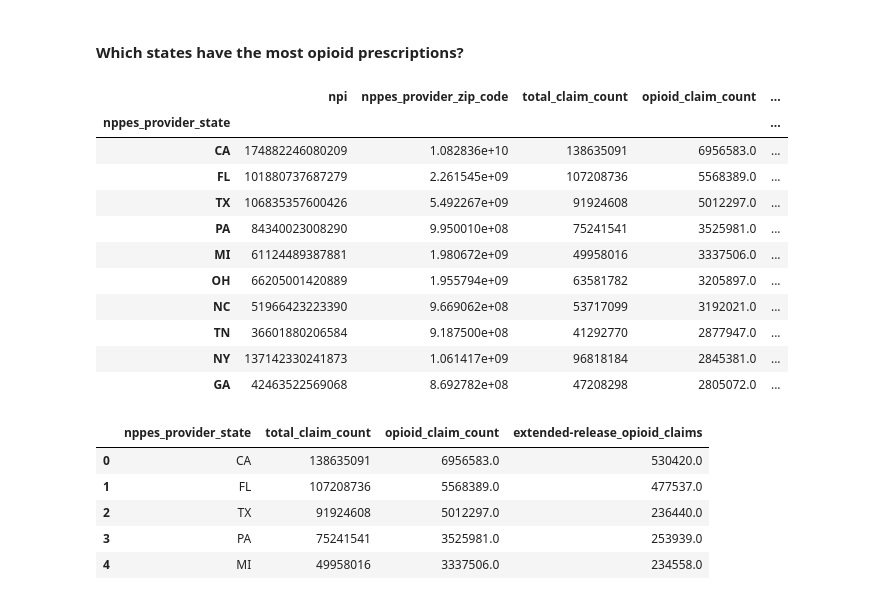
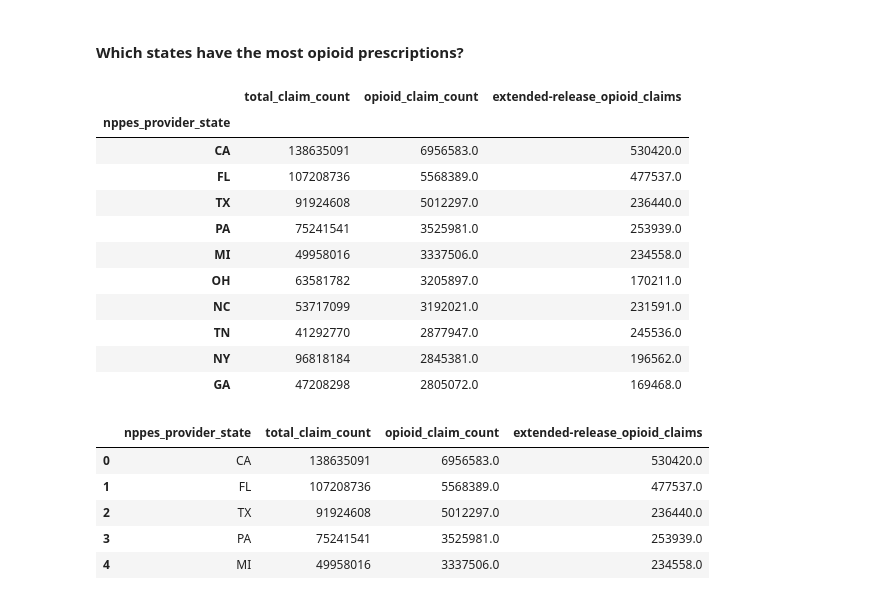
Before and after one commit to usmanakhter/cms_opioid, a Jupyter notebook: opioid_prescribing.ipynb, the cells around one changed output. Saved outputs shown, nothing was run; the diff lists cells and outputs as text; code cells hidden in the pictures.

```diff
--- a/opioid_prescribing.ipynb
+++ b/opioid_prescribing.ipynb
@@ -104,20 +104,20 @@ opioid_df[~opioid_df['specialty_description'].str.contains("Pain|Rehabilitation|
 # %% [markdown]
 <h4>Which states have the most opioid prescriptions?</h4>
 # %%
-opioid_df.groupby('nppes_provider_state').sum().sort_values(by='opioid_claim_count', ascending=False).head(10)
+opioid_df.groupby('nppes_provider_state').sum().sort_values(by='opioid_claim_count', ascending=False).head(10)[['total_claim_count', 'opioid_claim_count', 'extended-release_opioid_claims']]
 # %% [output]
-|  | npi | nppes_provider_zip_code | total_claim_count | opioid_claim_count | ... |
-| nppes_provider_state |  |  |  |  | ... |
-| CA | 174882246080209 | 1.082836e+10 | 138635091 | 6956583.0 | ... |
-| FL | 101880737687279 | 2.261545e+09 | 107208736 | 5568389.0 | ... |
-| TX | 106835357600426 | 5.492267e+09 | 91924608 | 5012297.0 | ... |
-| PA | 84340023008290 | 9.950010e+08 | 75241541 | 3525981.0 | ... |
-| MI | 61124489387881 | 1.980672e+09 | 49958016 | 3337506.0 | ... |
-| OH | 66205001420889 | 1.955794e+09 | 63581782 | 3205897.0 | ... |
-| NC | 51966423223390 | 9.669062e+08 | 53717099 | 3192021.0 | ... |
-| TN | 36601880206584 | 9.187500e+08 | 41292770 | 2877947.0 | ... |
-| NY | 137142330241873 | 1.061417e+09 | 96818184 | 2845381.0 | ... |
-| GA | 42463522569068 | 8.692782e+08 | 47208298 | 2805072.0 | ... |
+|  | total_claim_count | opioid_claim_count | extended-release_opioid_claims |
+| nppes_provider_state |  |  |  |
+| CA | 138635091 | 6956583.0 | 530420.0 |
+| FL | 107208736 | 5568389.0 | 477537.0 |
+| TX | 91924608 | 5012297.0 | 236440.0 |
+| PA | 75241541 | 3525981.0 | 253939.0 |
+| MI | 49958016 | 3337506.0 | 234558.0 |
+| OH | 63581782 | 3205897.0 | 170211.0 |
+| NC | 53717099 | 3192021.0 | 231591.0 |
+| TN | 41292770 | 2877947.0 | 245536.0 |
+| NY | 96818184 | 2845381.0 | 196562.0 |
+| GA | 47208298 | 2805072.0 | 169468.0 |
 # %%
 #drop non-top-5 states and non-relevant columns
 dropped1=opioid_df.drop(opioid_df[~((opioid_df.nppes_provider_state=='CA') | (opioid_df.nppes_provider_state=='FL') | (opioid_df.nppes_provider_state=='TX') | (opioid_df.nppes_provider_state=='PA') | (opioid_df.nppes_provider_state=='MI'))].index)
```
Also changed, not shown: parts of 8 cells of this notebook.
